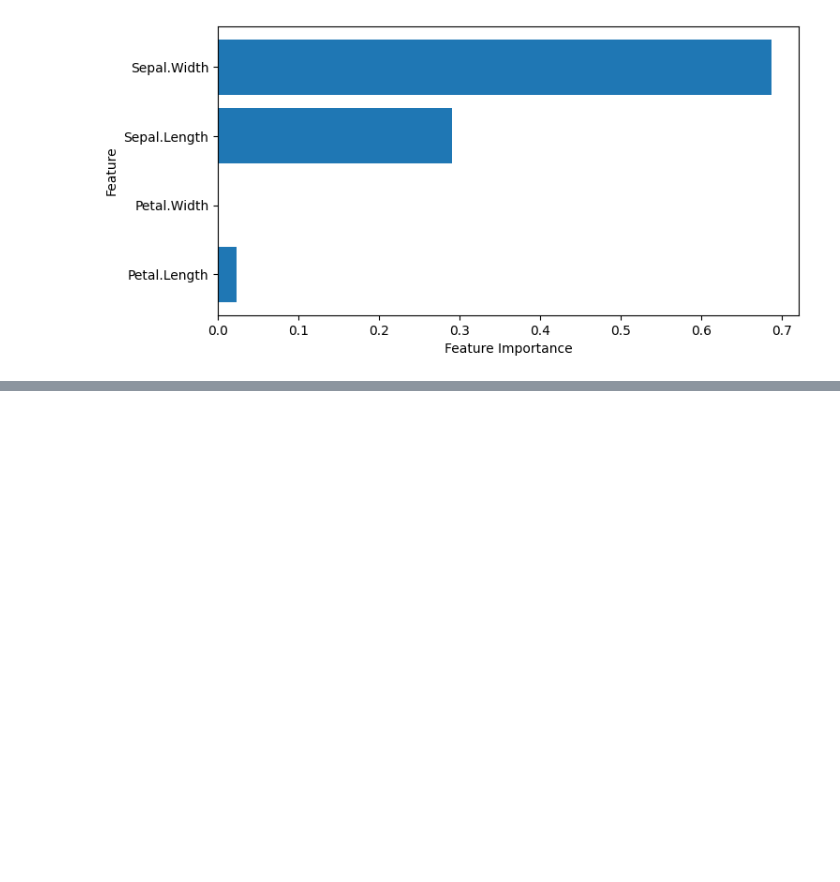
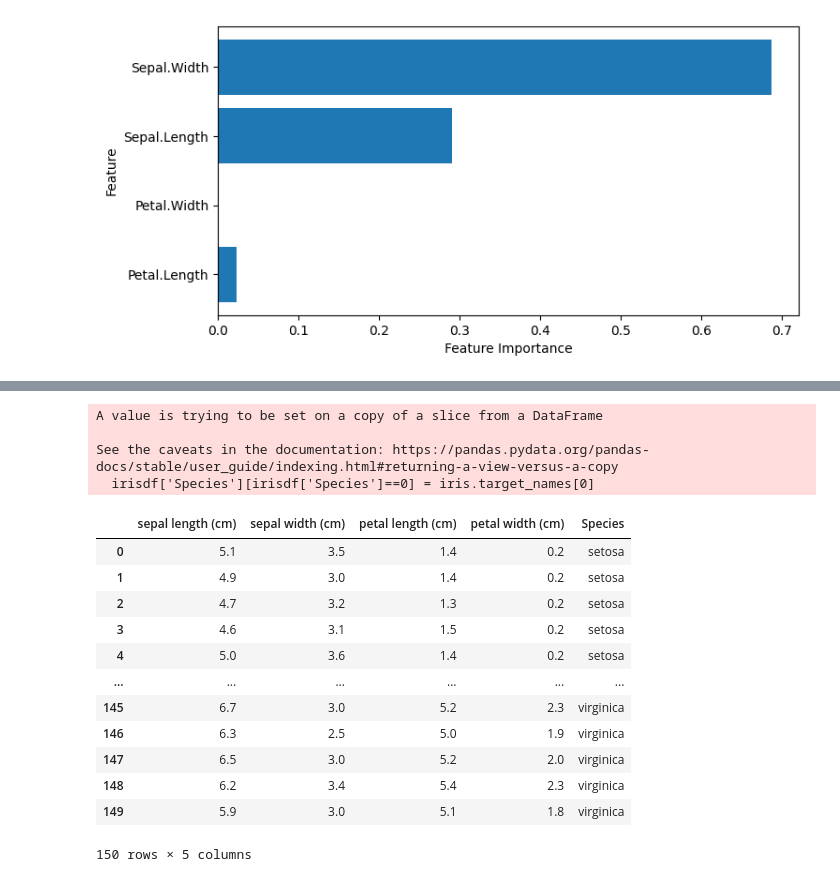
Before and after one commit to menonpg/CMU_PGSS2023_CSLab, a Jupyter notebook: Week01/CodeInterpreter_ChatGPT_IRIS_Explore.ipynb, the cells around one changed output, grey strips where cells are left out. Saved outputs shown, nothing was run; the diff lists cells and outputs as text; code cells hidden in the pictures; blank space fills up the shorter version.

```diff
--- a/Week01/CodeInterpreter_ChatGPT_IRIS_Explore.ipynb
+++ b/Week01/CodeInterpreter_ChatGPT_IRIS_Explore.ipynb
@@ -385,0 +413,24 @@ plt.show()
+# %%
+irisdf['Species'][irisdf['Species']==0] = iris.target_names[0]
+irisdf['Species'][irisdf['Species']==1] = iris.target_names[1]
+irisdf['Species'][irisdf['Species']==2] = iris.target_names[2]
+
+irisdf
+# %% [output]
+A value is trying to be set on a copy of a slice from a DataFrame
+
+See the caveats in the documentation: https://pandas.pydata.org/pandas-docs/stable/user_guide/indexing.html#returning-a-view-versus-a-copy
+  irisdf['Species'][irisdf['Species']==0] = iris.target_names[0]
+|  | sepal length (cm) | sepal width (cm) | petal length (cm) | petal width (cm) | Species |
+| 0 | 5.1 | 3.5 | 1.4 | 0.2 | setosa |
+| 1 | 4.9 | 3.0 | 1.4 | 0.2 | setosa |
+| 2 | 4.7 | 3.2 | 1.3 | 0.2 | setosa |
+| 3 | 4.6 | 3.1 | 1.5 | 0.2 | setosa |
+| 4 | 5.0 | 3.6 | 1.4 | 0.2 | setosa |
+| ... | ... | ... | ... | ... | ... |
+| 145 | 6.7 | 3.0 | 5.2 | 2.3 | virginica |
+| 146 | 6.3 | 2.5 | 5.0 | 1.9 | virginica |
+| 147 | 6.5 | 3.0 | 5.2 | 2.0 | virginica |
+| 148 | 6.2 | 3.4 | 5.4 | 2.3 | virginica |
+| 149 | 5.9 | 3.0 | 5.1 | 1.8 | virginica |
+150 rows × 5 columns
```
Also changed, not shown: parts of 2 cells of this notebook.
